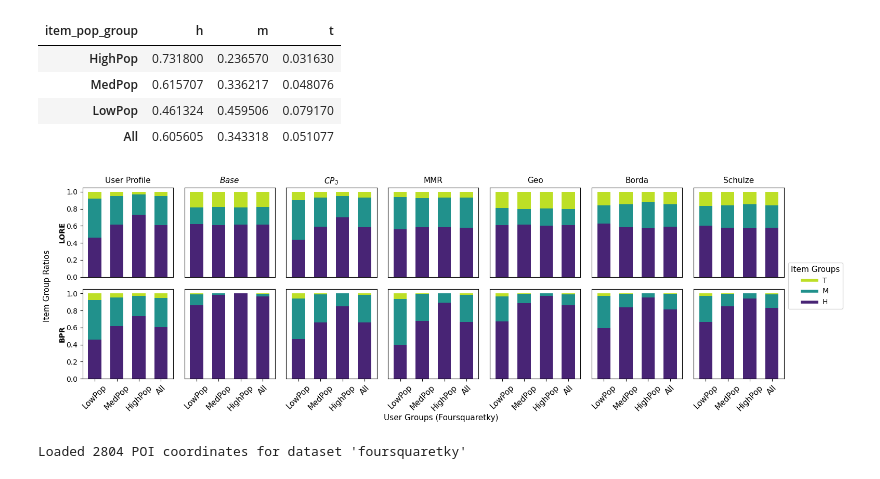
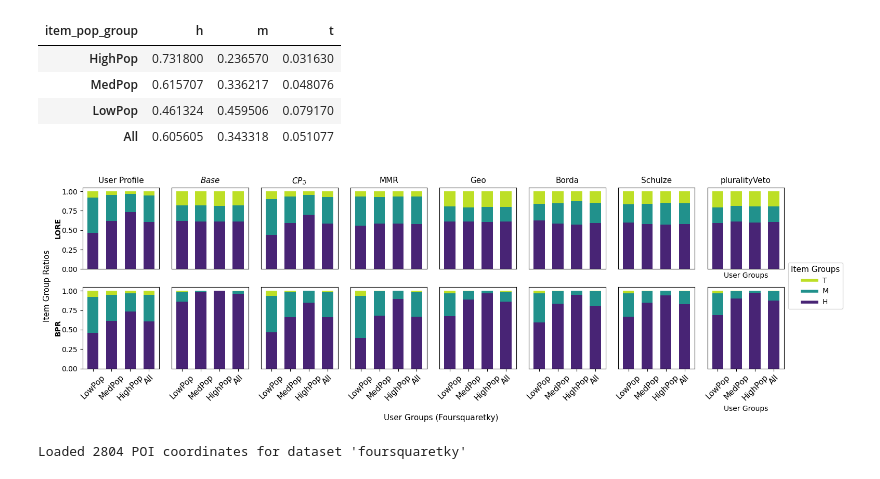
Before and after one commit to andreafooo/multistakeholder_poi, a Jupyter notebook: offline_evaluation.ipynb, the cells around one changed output. Saved outputs shown, nothing was run; the diff lists cells and outputs as text; code cells hidden in the pictures.

Commit message:
additional methods in evals

```diff
--- a/offline_evaluation.ipynb
+++ b/offline_evaluation.ipynb
@@ -48,7 +48,7 @@ def create_model_directories(dataset, data, base_dir, recommendation_dirpart):
     Create output directories
     """
     model_directories = {}
-    methods = ["baseline", "cp_min_js", "mmr", "geo", "borda", "schulze"]
+    methods = ["baseline", "cp_min_js", "mmr", "geo", "borda", "schulze", "pluralityveto"]
 
     def recommender_dir_combiner(dataset, modelpart, method):
         return os.path.join(base_dir, f"{dataset}_dataset", recommendation_dirpart, modelpart, method, "top_k_recommendations.json")
@@ -272,8 +272,8 @@ def calculate_t_test_between_user_groups(group_scores):
     return ttest
 # %%
 """ Looping through the models and methods to plot the popularity distribution """
-fig, axs = plt.subplots(2, 7, figsize=(15, 5.5))  # 3 models x 4 methods
-method_names_for_title = ["$Base$", "$CP_\Im$", "MMR", "Geo", "Borda", "Schulze"]
+fig, axs = plt.subplots(2, 8, figsize=(15, 5.5))  # 3 models x 4 methods
+method_names_for_title = ["$Base$", "$CP_\Im$", "MMR", "Geo", "Borda", "Schulze", "pluralityVeto"]
 
 # model_dirs_plot = copy.deepcopy(model_dirs)
 filtered_models = [
@@ -303,39 +303,39 @@ for i, (model_name, methods) in enumerate(filtered_models):
     axs[i, 0].set_ylabel(model_name, fontsize=10, weight="bold", labelpad=0)
 
     if i == 5:
-                for k in range(7):
-                    axs[i, k].set_xticks(range(7))
+                for k in range(8):
+                    axs[i, k].set_xticks(range(8))
                     axs[i, k].set_xlabel("User Groups")
     else:
         for k in range(7):
             axs[i, k].set_xlabel("")
 
 for ax in axs[-1, :]:
     ax.set_xticks(range(4))
     ax.set_xticklabels(["LowPop", "MedPop", "HighPop", "All"], rotation=45, fontsize=11)
 
 for row in axs[:-1, :]:
     for ax in row:
         ax.set_xticks([])
 
 for row in axs:
     for ax in row[1:]:
         ax.set_yticks([])
 
 
 fig.text(0.55, 0.03, f"User Groups ({dataset.capitalize()})", ha="center", fontsize=11)
 fig.text(0.04, 0.5, "Item Group Ratios", va="center", rotation="vertical", fontsize=11)
 
 handles = [plt.Line2D([0], [0], color=color, lw=4) for color in plt.cm.viridis([0.9, 0.5, 0.1])]
 labels = ["T", "M", "H"]
 
 
 fig.legend(handles, labels, title="Item Groups", loc="center right", bbox_to_anchor=(1.07, 0.5), ncol=1, title_fontsize=11)
 #fig.suptitle(f"Popularity Distribution for {dataset.capitalize()} Dataset", fontsize=12, weight="bold", y=0.87, x=0.57)
 plt.tight_layout(rect=[0.05, 0.03, 1, 0.91])
 plt.savefig(os.path.join(BASE_DIR, f"{dataset}_dataset", "plots", "popularity_distribution_paper.png"), bbox_inches="tight")
 # %% [output]
-[figure, old version]
+[figure, new version]
 # %%
 poi_df = load_coordinates(dataset)
 # %% [output]
```
Also changed, not shown: parts of 10 cells of this notebook.
